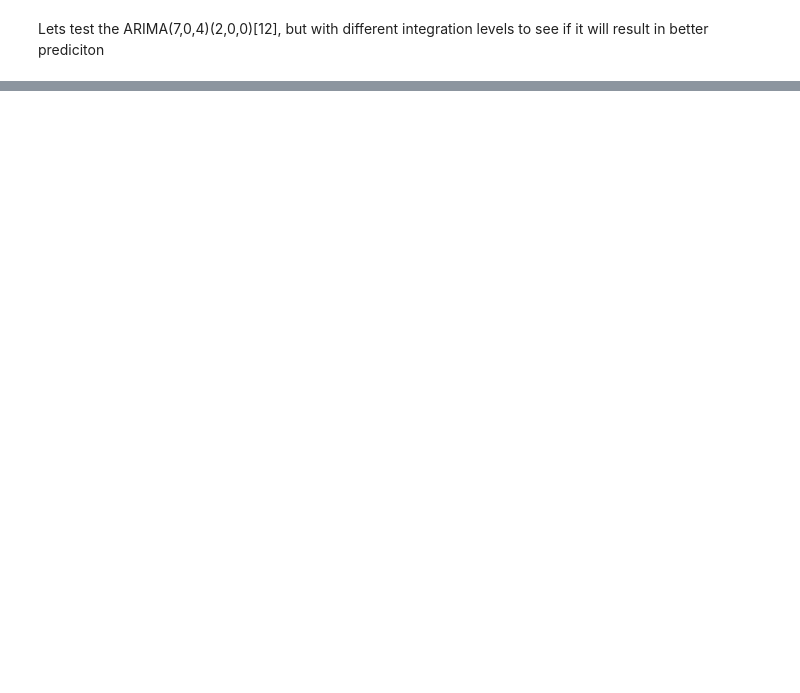
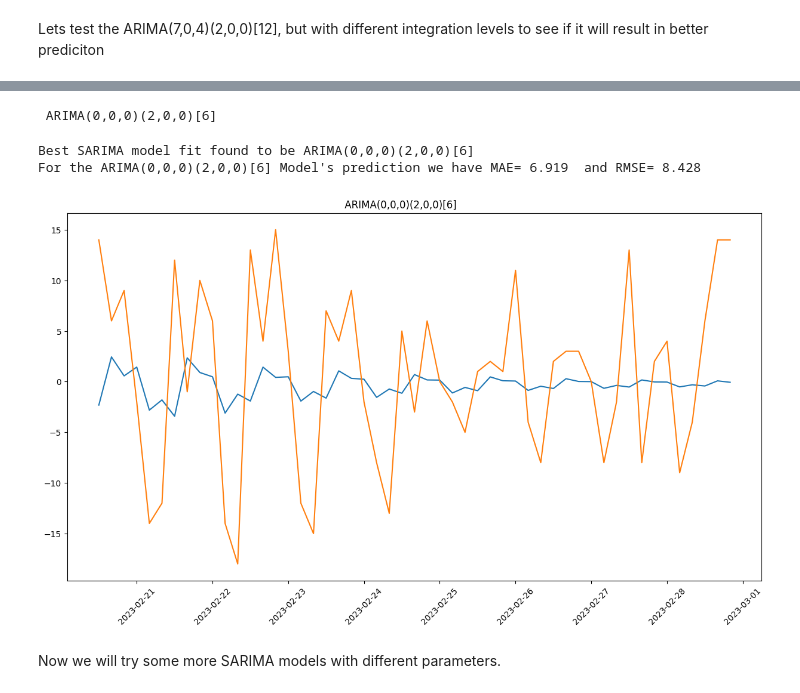
Before and after one commit to nikkpanos/time_serie_analysis, a Jupyter notebook: time_series_analysis.ipynb, the cells around one changed output, grey strips where cells are left out. Cells and saved outputs as stored; diff of their text form; code cells hidden in the pictures; blank space fills up the shorter version.

```diff
--- a/time_series_analysis.ipynb
+++ b/time_series_analysis.ipynb
@@ -692,0 +892,16 @@ plt.show()
+# %%
+sgt.plot_acf(ts2, lags = 40, zero = False)
+plt.title("ACF Test")
+plt.xlabel("Time")
+plt.ylabel("Correlation")
+plt.grid()
+plt.rcParams["figure.figsize"] = (15, 8)
+plt.show()
+
+sgt.plot_pacf(ts2, lags = 40, zero = False, method = 'ols')
+plt.title("PACF Test")
+plt.xlabel("Time")
+plt.ylabel("Correlation")
+plt.grid()
+plt.rcParams["figure.figsize"] = (15, 8)
+plt.show()
@@ -692,0 +918,24 @@ plt.show()
+# %%
+model = auto_arima(y = ts2, m = 6)
+print(model)
+# %% [output]
+ ARIMA(0,0,0)(2,0,0)[6]
+# %%
+print("Best SARIMA model fit found to be ARIMA(0,0,0)(2,0,0)[6]")
+
+sarima_model = ARIMA(ts2, order=(0,0,0), seasonal_order=(2,0,0,6)).fit()
+pred_sarima = sarima_model.forecast(len(ts_test2))
+mae_value = round(mae(ts_test2, pred_sarima), 3)
+rmse_value = round(rmse(ts_test2, pred_sarima), 3)
+print("For the ARIMA(0,0,0)(2,0,0)[6] Model's prediction we have MAE=", str(mae_value), " and RMSE=", str(rmse_value))
+plt.plot(pred_sarima)
+plt.plot(ts_test2)
+plt.xticks(rotation=45)
+plt.title(model)
+plt.show()
+# %% [output]
+Best SARIMA model fit found to be ARIMA(0,0,0)(2,0,0)[6]
+For the ARIMA(0,0,0)(2,0,0)[6] Model's prediction we have MAE= 6.919  and RMSE= 8.428
+[figure, added]
+# %% [markdown]
+Now we will try some more SARIMA models with different parameters.
```
Also changed, not shown: parts of 41 cells of this notebook.
